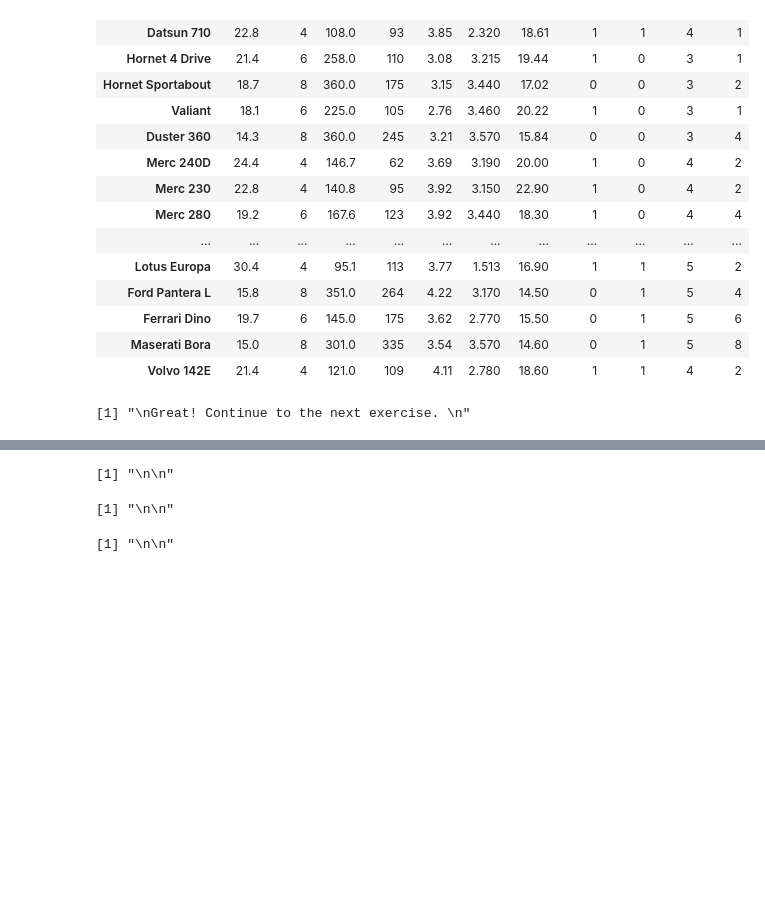
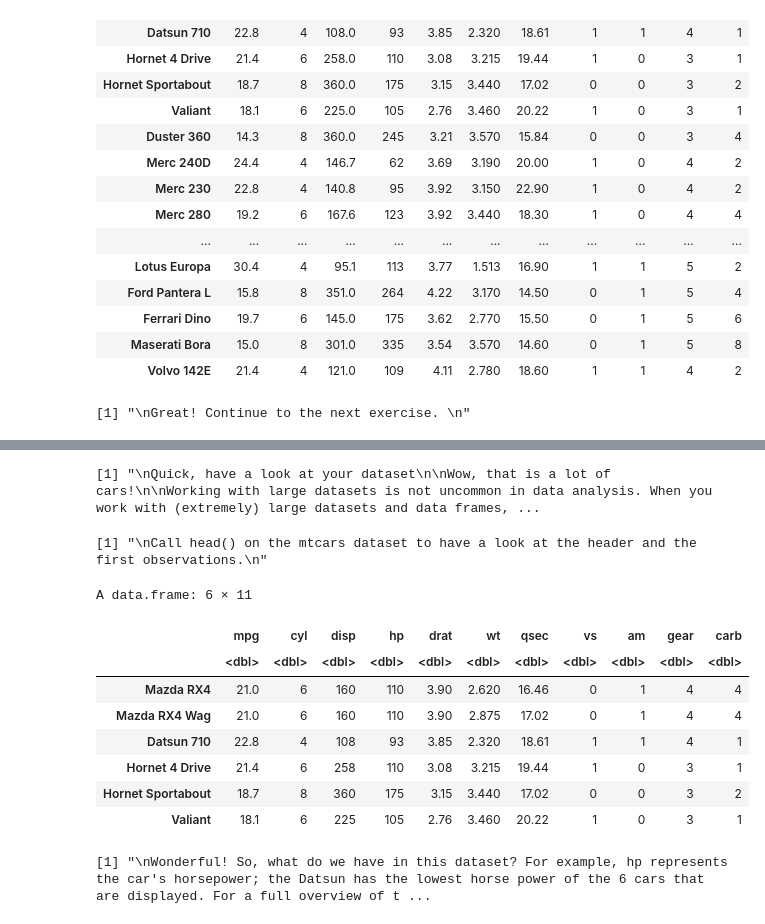
Before and after one commit to Gisleudo-Cortez/Estudos-studies, a Jupyter notebook: DataCamp/R/courses/introduction_to_R/scripts/chapter_05.ipynb, the cells around one changed output, grey strips where cells are left out. Cells and saved outputs as stored; diff of their text form; code cells hidden in the pictures; blank space fills up the shorter version.

```diff
--- a/DataCamp/R/courses/introduction_to_R/scripts/chapter_05.ipynb
+++ b/DataCamp/R/courses/introduction_to_R/scripts/chapter_05.ipynb
@@ -314,28 +62,46 @@ A data.frame: 32 × 11
-# %%
-# exercise 11
-
-"
-
-"
-
-# Instructions
-
-"
-
-"
-
-# solution
-
-
-
-#----------------------------------#
-
-# Conclusion
-
-"
-
-"
-# %% [output]
-[1] "\n\n"
-[1] "\n\n"
-[1] "\n\n"
+# %%
+# exercise 02
+
+"
+Quick, have a look at your dataset
+
+Wow, that is a lot of cars!
+
+Working with large datasets is not uncommon in data analysis. When you work with (extremely) large datasets and data frames, your first task as a data analyst is to develop a clear understanding of its structure and main elements. Therefore, it is often useful to show only a small part of the entire dataset.
+
+So how to do this in R? Well, the function head() enables you to show the first observations of a data frame. Similarly, the function tail() prints out the last observations in your dataset.
+
+Both head() and tail() print a top line called the 'header', which contains the names of the different variables in your dataset.
+"
+
+# Instructions
+
+"
+Call head() on the mtcars dataset to have a look at the header and the first observations.
+"
+
+# solution
+
+# Call head() on mtcars
+head(mtcars)
+
+#----------------------------------#
+
+# Conclusion
+
+"
+Wonderful! So, what do we have in this dataset? For example, hp represents the car's horsepower; the Datsun has the lowest horse power of the 6 cars that are displayed. For a full overview of the variables' meaning, type ?mtcars in the console and read the help page. Continue to the next exercise!
+"
+# %% [output]
+[1] "\nQuick, have a look at your dataset\n\nWow, that is a lot of cars!\n\nWorking with large datasets is not uncommon in data analysis. When you work with (extremely) large datasets and data frames, ...
+[1] "\nCall head() on the mtcars dataset to have a look at the header and the first observations.\n"
+A data.frame: 6 × 11
+|  | mpg | cyl | disp | hp | drat | wt | qsec | vs | am | gear | carb |
+|  | <dbl> | <dbl> | <dbl> | <dbl> | <dbl> | <dbl> | <dbl> | <dbl> | <dbl> | <dbl> | <dbl> |
+| Mazda RX4 | 21.0 | 6 | 160 | 110 | 3.90 | 2.620 | 16.46 | 0 | 1 | 4 | 4 |
+| Mazda RX4 Wag | 21.0 | 6 | 160 | 110 | 3.90 | 2.875 | 17.02 | 0 | 1 | 4 | 4 |
+| Datsun 710 | 22.8 | 4 | 108 | 93 | 3.85 | 2.320 | 18.61 | 1 | 1 | 4 | 1 |
+| Hornet 4 Drive | 21.4 | 6 | 258 | 110 | 3.08 | 3.215 | 19.44 | 1 | 0 | 3 | 1 |
+| Hornet Sportabout | 18.7 | 8 | 360 | 175 | 3.15 | 3.440 | 17.02 | 0 | 0 | 3 | 2 |
+| Valiant | 18.1 | 6 | 225 | 105 | 2.76 | 3.460 | 20.22 | 1 | 0 | 3 | 1 |
+[1] "\nWonderful! So, what do we have in this dataset? For example, hp represents the car's horsepower; the Datsun has the lowest horse power of the 6 cars that are displayed. For a full overview of t ...
```
Also changed, not shown: parts of 19 cells of this notebook, 1 other file.
